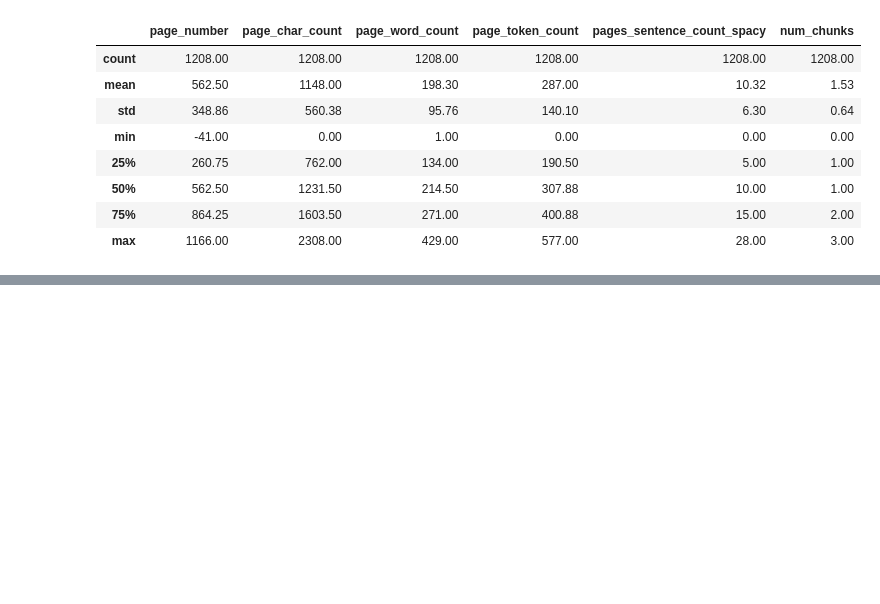
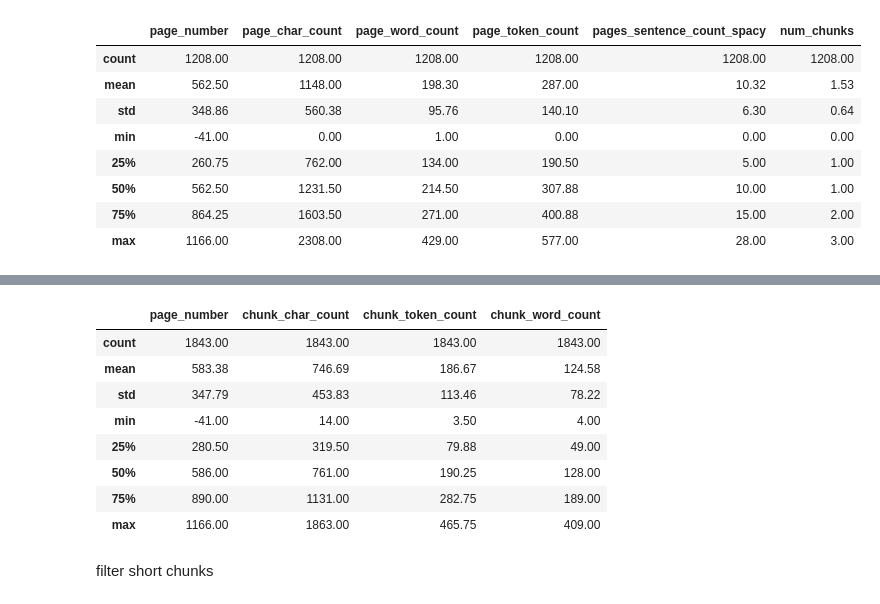
Before and after one commit to venk-ee/Rag_tut, a Jupyter notebook: 00_trial.ipynb, the cells around one changed output, grey strips where cells are left out. Cells and saved outputs as stored; diff of their text form; code cells hidden in the pictures; blank space fills up the shorter version.

```diff
--- a/00_trial.ipynb
+++ b/00_trial.ipynb
@@ -232,7 +229,15 @@ for item in tqdm(pages_and_text):
         chunk_dict["page_number"]=item["page_number"]
 
         joined_sentences_chunk="".join(sentence_chunk).replace(" "," ").strip()
+        joined_sentences_chunk=re.sub(r'\.([A-Z])',r'.\1',joined_sentences_chunk) #fixes missing spaces after periods
 
         chunk_dict["sentence_chunk"]=joined_sentences_chunk
 
-        chunk_dict["chunk_char_count"]=j
+        #get some stats on our chunk
+        chunk_dict["chunk_char_count"]=len(joined_sentences_chunk)
+        chunk_dict["chunk_token_count"]=len(joined_sentences_chunk)/4
+        chunk_dict["chunk_word_count"]=len(joined_sentences_chunk.split(" "))
+
+        pages_and_chunks.append(chunk_dict)
+
+len(pages_and_chunks)
@@ -238,0 +264,15 @@ for item in tqdm(pages_and_text):
+# %%
+df=pd.DataFrame(pages_and_chunks)
+df.describe().round(2)
+# %% [output]
+|  | page_number | chunk_char_count | chunk_token_count | chunk_word_count |
+| count | 1843.00 | 1843.00 | 1843.00 | 1843.00 |
+| mean | 583.38 | 746.69 | 186.67 | 124.58 |
+| std | 347.79 | 453.83 | 113.46 | 78.22 |
+| min | -41.00 | 14.00 | 3.50 | 4.00 |
+| 25% | 280.50 | 319.50 | 79.88 | 49.00 |
+| 50% | 586.00 | 761.00 | 190.25 | 128.00 |
+| 75% | 890.00 | 1131.00 | 282.75 | 189.00 |
+| max | 1166.00 | 1863.00 | 465.75 | 409.00 |
+# %% [markdown]
+filter short chunks
```
Also changed, not shown: parts of 10 cells of this notebook.
